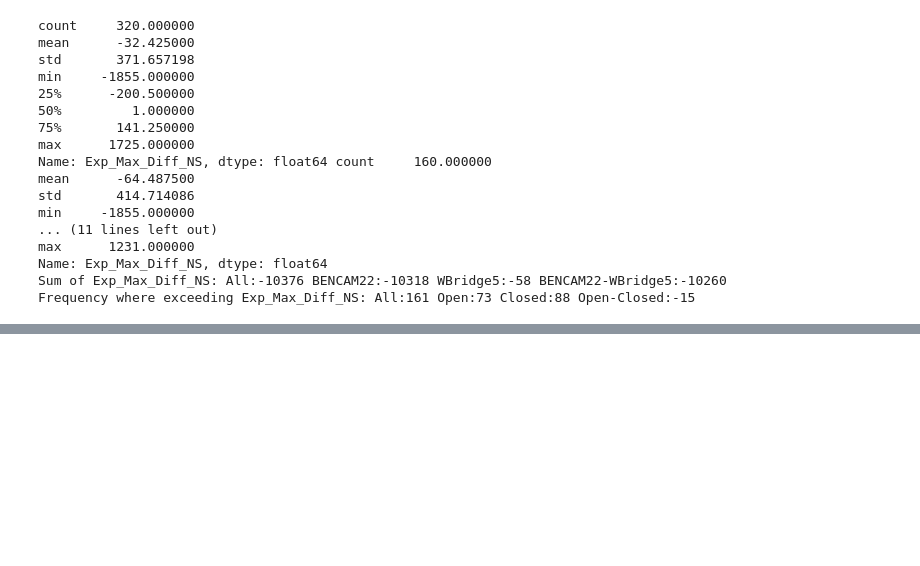
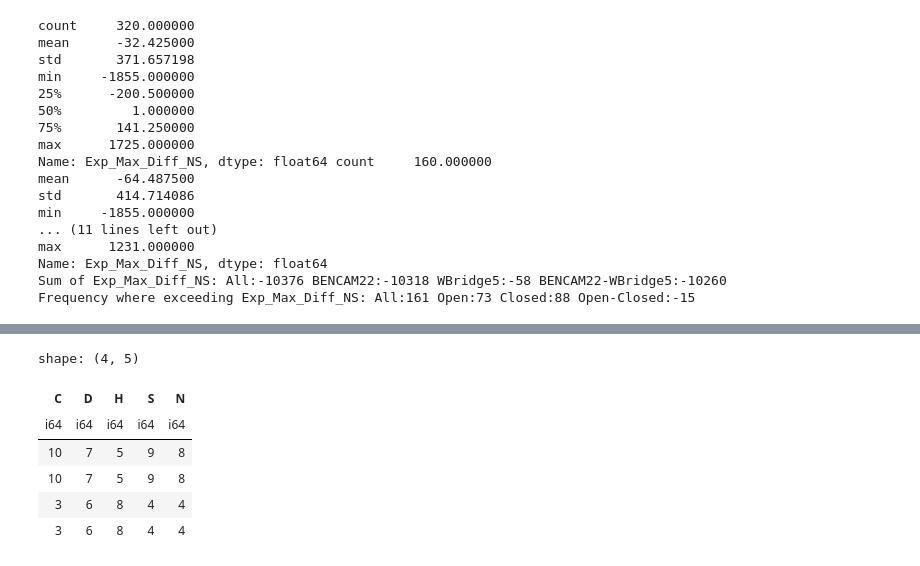
Before and after one commit to wopdevries/Calculate_PBN_Results, a Jupyter notebook: CalculatePBNResults.ipynb, the cells around one changed output, grey strips where cells are left out. Saved outputs shown, nothing was run; the diff lists cells and outputs as text; code cells hidden in the pictures; blank space fills up the shorter version.

```diff
--- a/CalculatePBNResults.ipynb
+++ b/CalculatePBNResults.ipynb
@@ -685,0 +725,11 @@ Frequency where exceeding Exp_Max_Diff_NS: All:161 Open:73 Closed:88 Open-Closed
+# %%
+d = {s:[l[nsew] for nsew in [0,2,1,3]] for s,l in zip('SHDCN',table[0].to_list())}
+pl.DataFrame([d[col] for col in 'CDHSN'],schema='CDHSN')
+# %% [output]
+shape: (4, 5)
+| C | D | H | S | N |
+| i64 | i64 | i64 | i64 | i64 |
+| 10 | 7 | 5 | 9 | 8 |
+| 10 | 7 | 5 | 9 | 8 |
+| 3 | 6 | 8 | 4 | 4 |
+| 3 | 6 | 8 | 4 | 4 |
```
Also changed, not shown: parts of 4 cells of this notebook, 1 other file.
